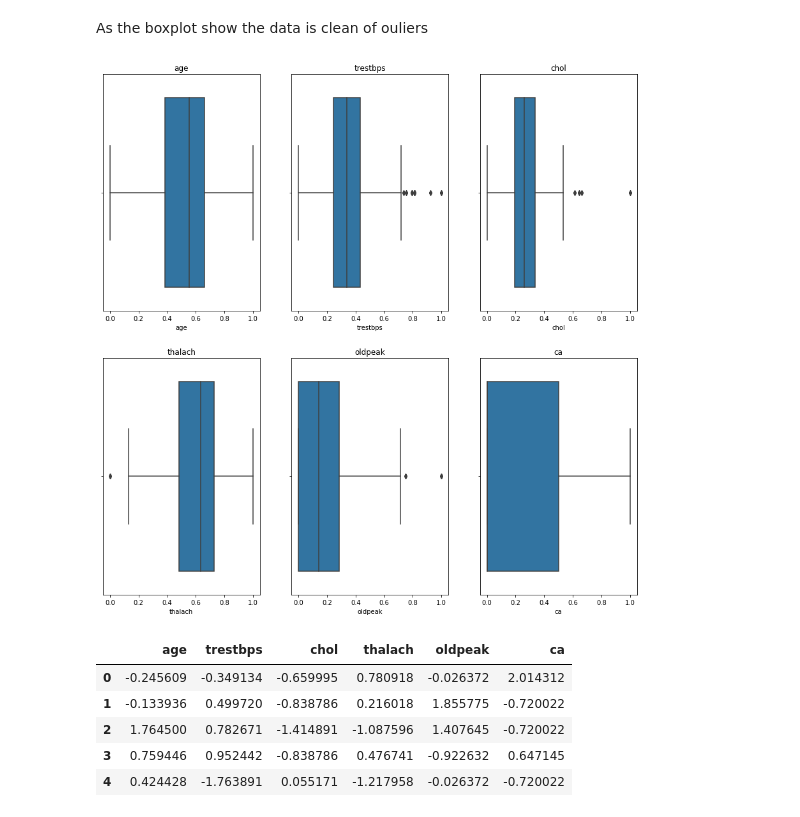
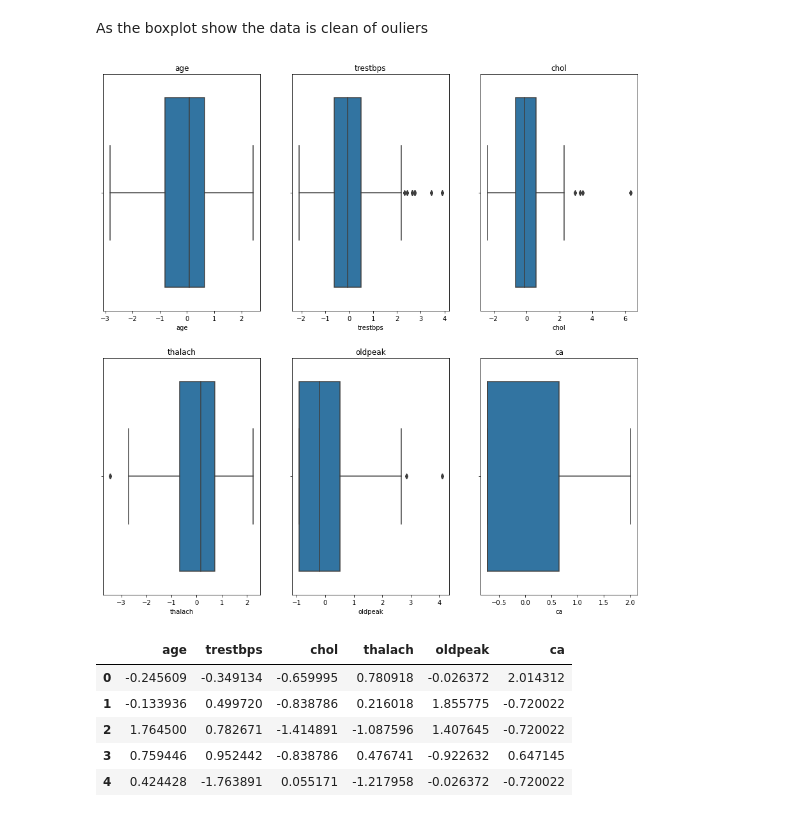
Before and after one commit to mmarcrr/Feature-engineering, a Jupyter notebook: S08T01.ipynb, the cells around one changed output. Drawn from its saved outputs; the diff is of its cells as text; code cells hidden in the pictures.

```diff
--- a/S08T01.ipynb
+++ b/S08T01.ipynb
@@ -391,29 +393,29 @@ As the boxplot show the data is clean of ouliers
 # %%
 # Create the scaler
 stand_scale = StandardScaler()
 normal_scale = MinMaxScaler()
 
 # Fit the scaler
 stand_scale_fit = stand_scale.fit(df_outliers)
 normal_scale_fit = normal_scale.fit(df_outliers)
 
 # Apply the scaler
 np_outliers_scale = stand_scale_fit.transform(df_outliers)
 np_outliers_norm = normal_scale_fit.transform(df_outliers)
 
 
 # Convert data to DataFrame
-df_outliers_scale = pd.DataFrame(df_outliers_scale, columns = attributos_numericos)
-df_outliers_norm = pd.DataFrame(df_outliers_norm, columns = attributos_numericos)
+df_outliers_scale = pd.DataFrame(np_outliers_scale, columns = attributos_numericos)
+df_outliers_norm = pd.DataFrame(np_outliers_norm, columns = attributos_numericos)
 
 fig, ax = plt.subplots(nrows=2, ncols=3, figsize=(15, 15))
 count=0
-for column in df_outliers_norm.columns.values:
-    sns.boxplot(x=df_outliers_norm[column],ax=ax[int(count/3),int(count%3)])
+for column in df_outliers_scale.columns.values:
+    sns.boxplot(x=df_outliers_scale[column],ax=ax[int(count/3),int(count%3)])
     ax[int(count/3),int(count%3)].title.set_text(column)
     count=count+1
 # %% [output]
-[figure, old version]
+[figure, new version]
 # %%
 df_outliers_scale.head()
 # %% [output]
```
Also changed, not shown: parts of 1 cell of this notebook.
